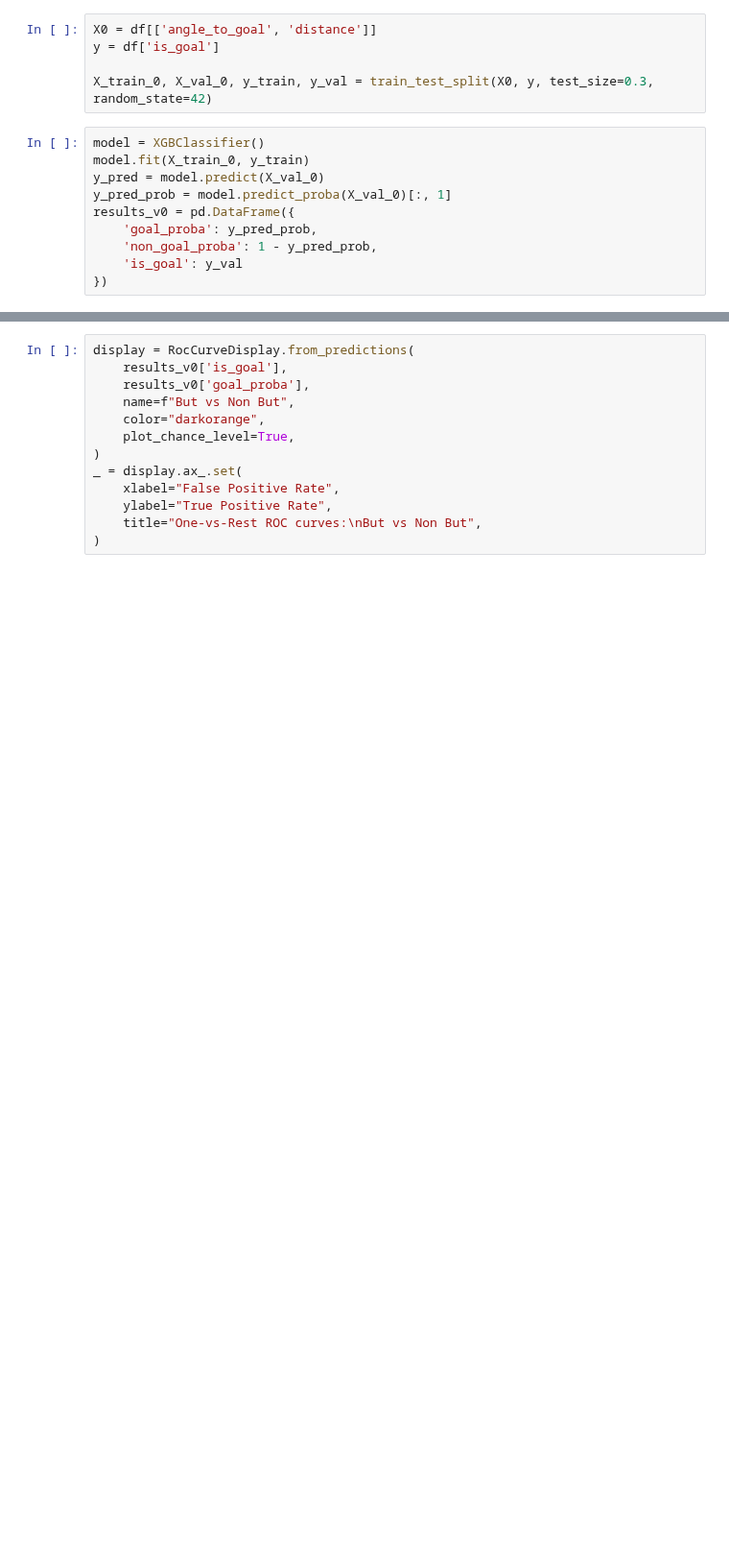
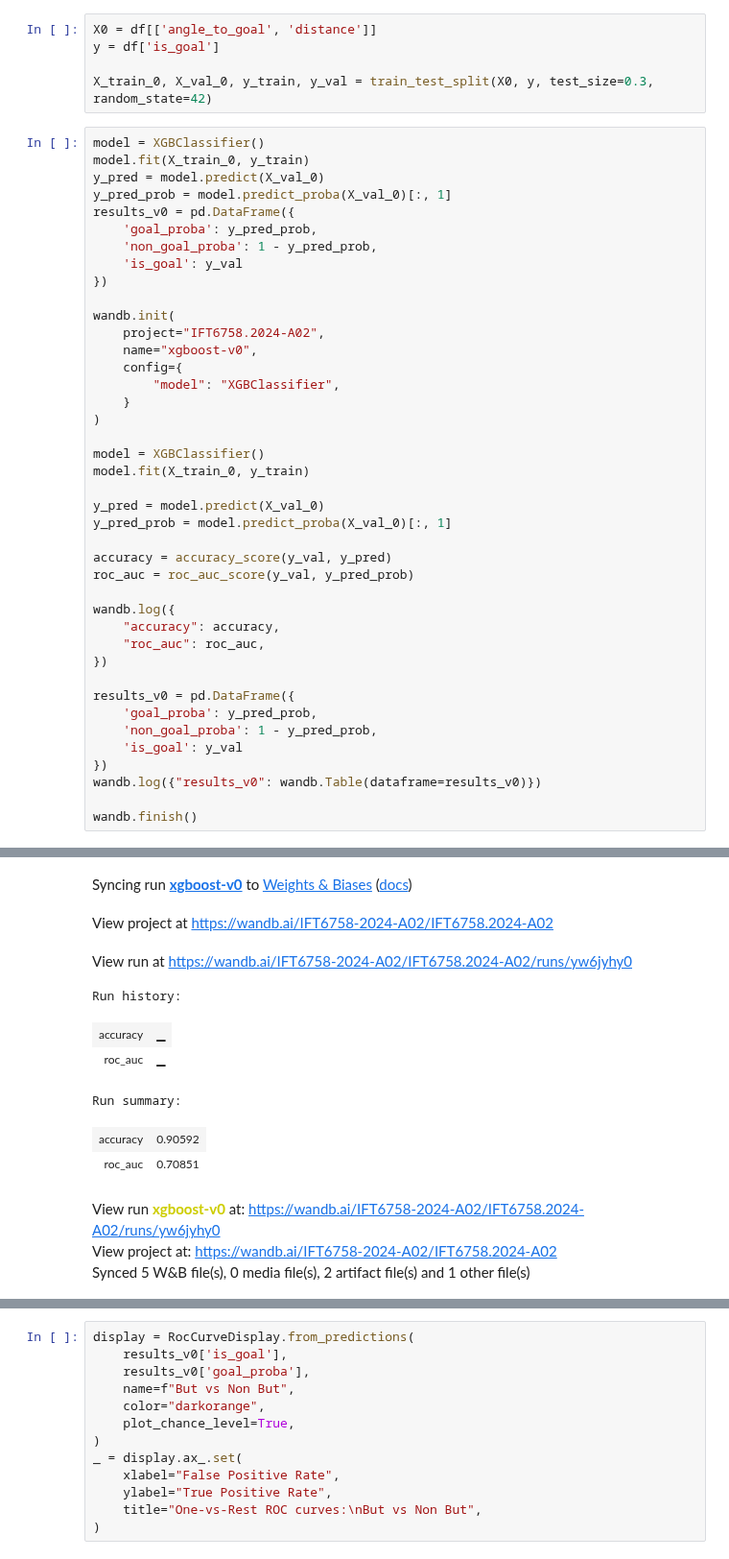
Before and after one commit to hypium/NHL_GoalPredictionApp, a Jupyter notebook: ift6758/models/xgboost.ipynb, the cells around one changed output, grey strips where cells are left out. Shown at 96% size. Saved outputs shown, nothing was run; the diff lists cells and outputs as text; blank space fills up the shorter version.

Commit message:
wandb

```diff
--- a/ift6758/models/xgboost.ipynb
+++ b/ift6758/models/xgboost.ipynb
@@ -58,3 +59,35 @@ results_v0 = pd.DataFrame({
     'non_goal_proba': 1 - y_pred_prob,
     'is_goal': y_val
 })
+
+wandb.init(
+    project="IFT6758.2024-A02",
+    name="xgboost-v0",
+    config={
+        "model": "XGBClassifier",
+    }
+)
+
+model = XGBClassifier()
+model.fit(X_train_0, y_train)
+
+y_pred = model.predict(X_val_0)
+y_pred_prob = model.predict_proba(X_val_0)[:, 1]
+
+accuracy = accuracy_score(y_val, y_pred)
+roc_auc = roc_auc_score(y_val, y_pred_prob)
+
+wandb.log({
+    "accuracy": accuracy,
+    "roc_auc": roc_auc,
+})
+
+results_v0 = pd.DataFrame({
+    'goal_proba': y_pred_prob,
+    'non_goal_proba': 1 - y_pred_prob,
+    'is_goal': y_val
+})
+wandb.log({"results_v0": wandb.Table(dataframe=results_v0)})
+
+wandb.finish()
+# %% [output]
@@ -60,0 +96,12 @@ results_v0 = pd.DataFrame({
+Syncing run xgboost-v0 to Weights & Biases (docs)
+View project at https://wandb.ai/IFT6758-2024-A02/IFT6758.2024-A02
+View run at https://wandb.ai/IFT6758-2024-A02/IFT6758.2024-A02/runs/yw6jyhy0
+Run history:
+| accuracy | ▁ |
+| roc_auc | ▁ |
+Run summary:
+| accuracy | 0.90592 |
+| roc_auc | 0.70851 |
+View run xgboost-v0 at: https://wandb.ai/IFT6758-2024-A02/IFT6758.2024-A02/runs/yw6jyhy0
+View project at: https://wandb.ai/IFT6758-2024-A02/IFT6758.2024-A02
+Synced 5 W&B file(s), 0 media file(s), 2 artifact file(s) and 1 other file(s)
```
Also changed, not shown: parts of 10 cells of this notebook, 8 other files.
